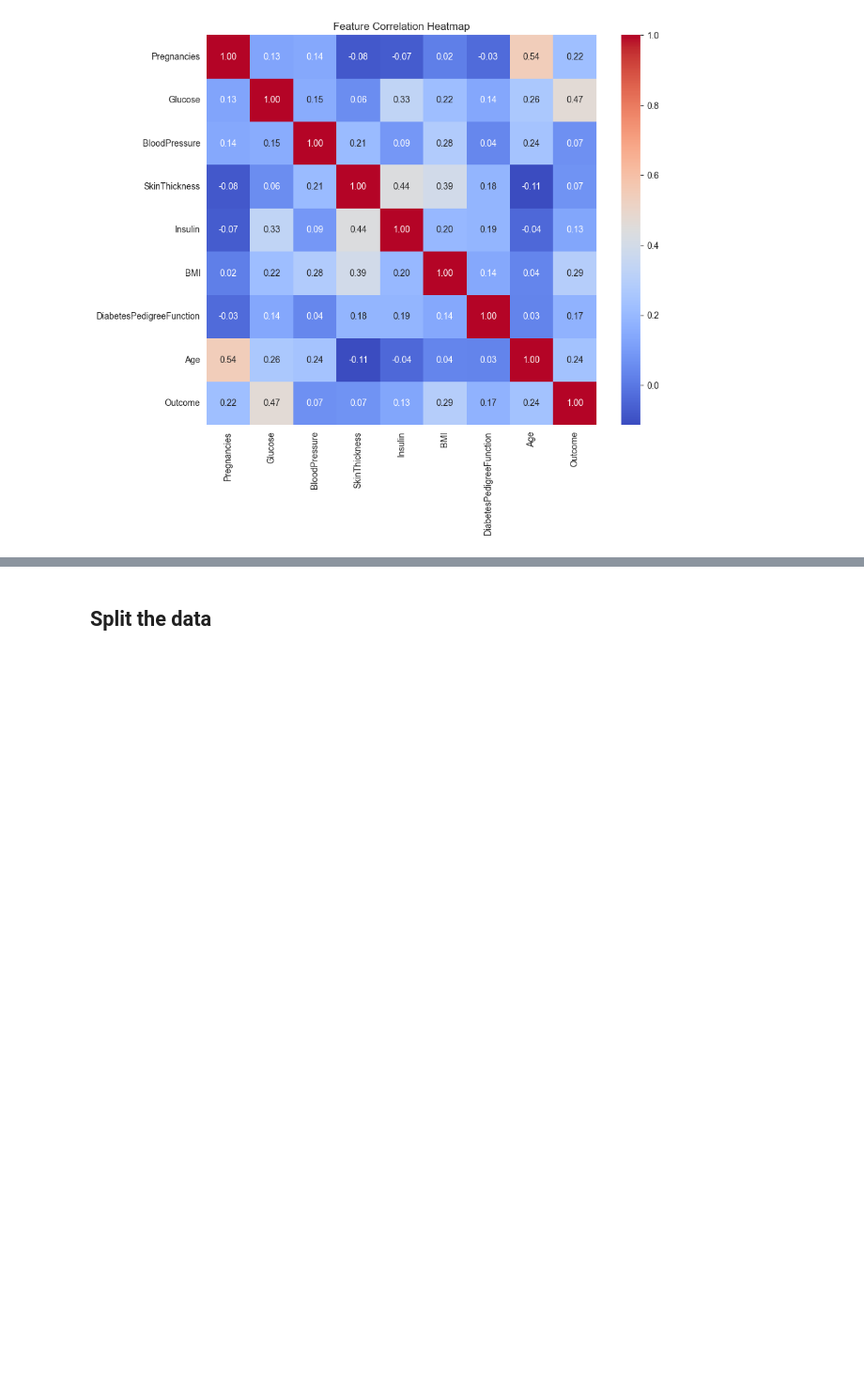
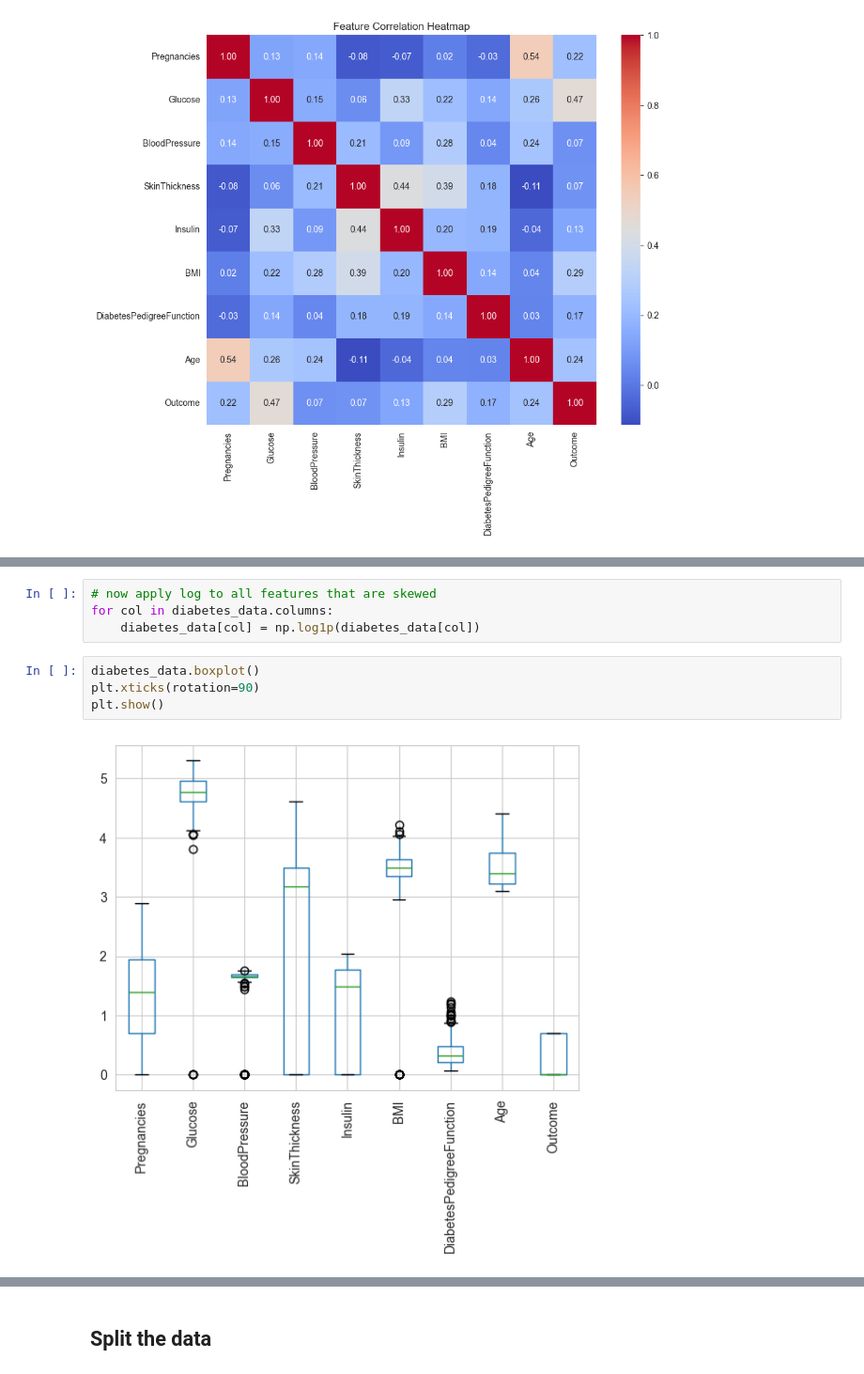
Before and after one commit to khalidkhankakar/Pulse-AI-FYP-, a Jupyter notebook: models/notebooks/diabetes.ipynb, the cells around one changed output, grey strips where cells are left out. Shown at 94% size. Drawn from its saved outputs; the diff is of its cells as text; blank space fills up the shorter version.

```diff
--- a/models/notebooks/diabetes.ipynb
+++ b/models/notebooks/diabetes.ipynb
@@ -81,3 +89,13 @@ plot_correlation_heatmap(diabetes_data)
+# %%
+# now apply log to all features that are skewed
+for col in diabetes_data.columns:
+    diabetes_data[col] = np.log1p(diabetes_data[col])
+# %%
+diabetes_data.boxplot()
+plt.xticks(rotation=90)
+plt.show()
+# %% [output]
+[figure, added]
 # %%
 from src.utils.main import corelation_data
 corelation_data(diabetes_data, 'Outcome', method='pearson')
```
Also changed, not shown: parts of 26 cells of this notebook.
